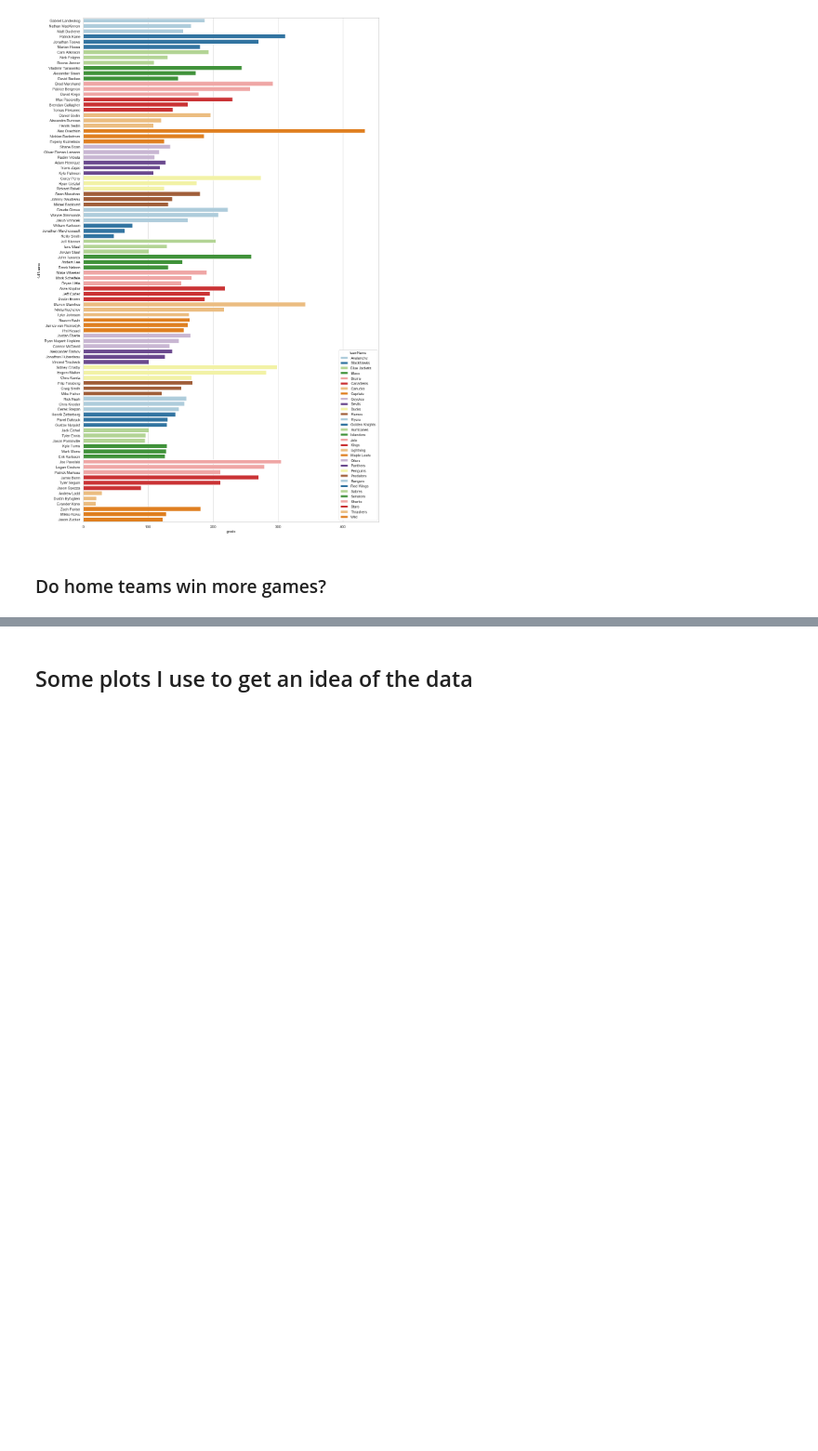
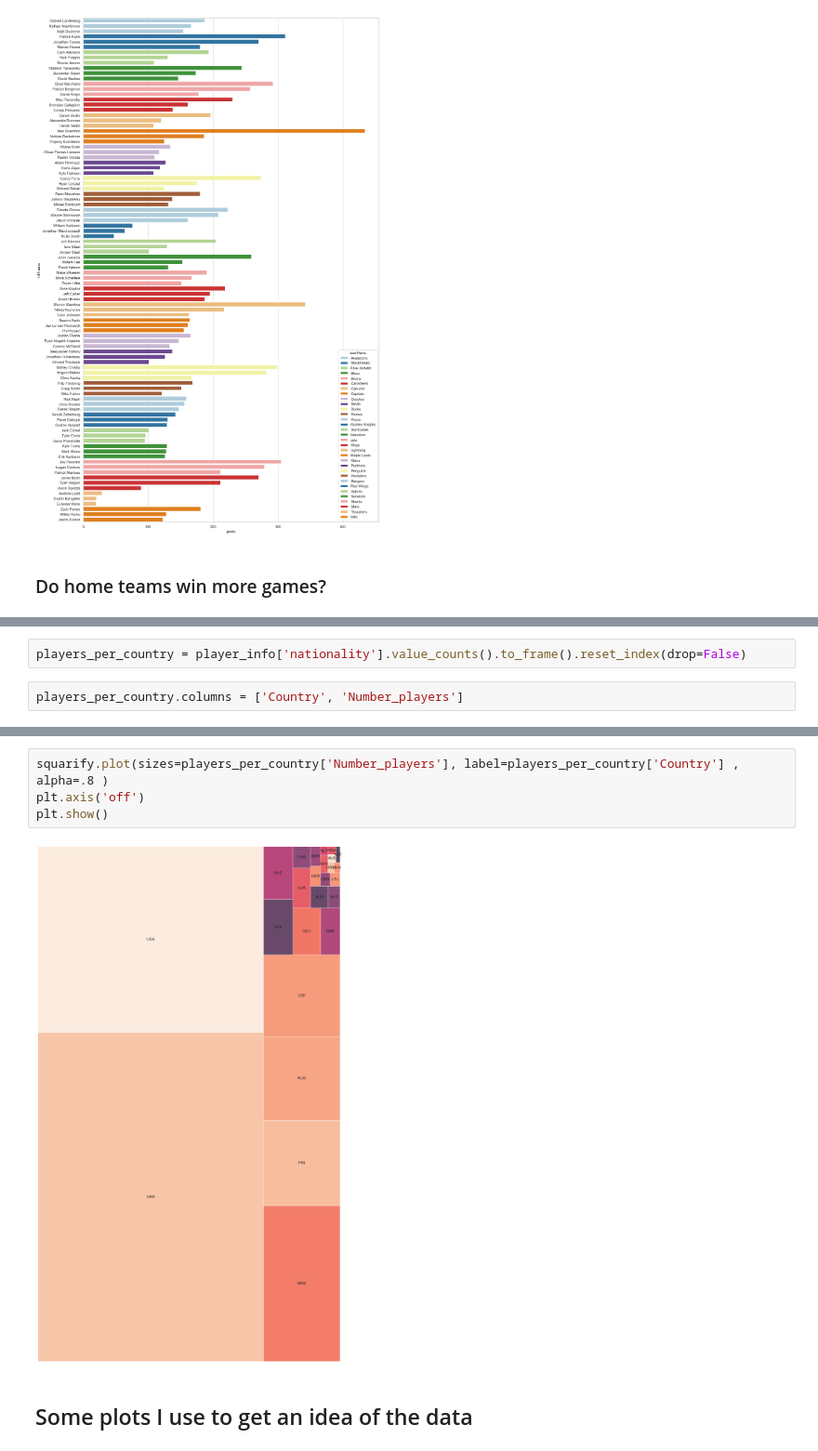
Before and after one commit to pwolter/HockeyStats, a Jupyter notebook: Hockey_fun.ipynb, the cells around one changed output, grey strips where cells are left out. Shown: that part at 93% size. Cells and saved outputs as stored; diff of their text form; blank space fills up the shorter version.

```diff
--- a/Hockey_fun.ipynb
+++ b/Hockey_fun.ipynb
@@ -699,0 +691,4 @@ game.head()
+# %%
+players_per_country = player_info['nationality'].value_counts().to_frame().reset_index(drop=False)
+# %%
+players_per_country.columns = ['Country', 'Number_players']
@@ -700,3 +715,9 @@ game.head()
+# %%
+squarify.plot(sizes=players_per_country['Number_players'], label=players_per_country['Country'] , alpha=.8 )
+plt.axis('off')
+plt.show()
+# %% [output]
+[figure, added]
 # %% [markdown]
 ## Some plots I use to get an idea of the data
 # %%
```
Also changed, not shown: parts of 30 cells of this notebook, 1 other file.
